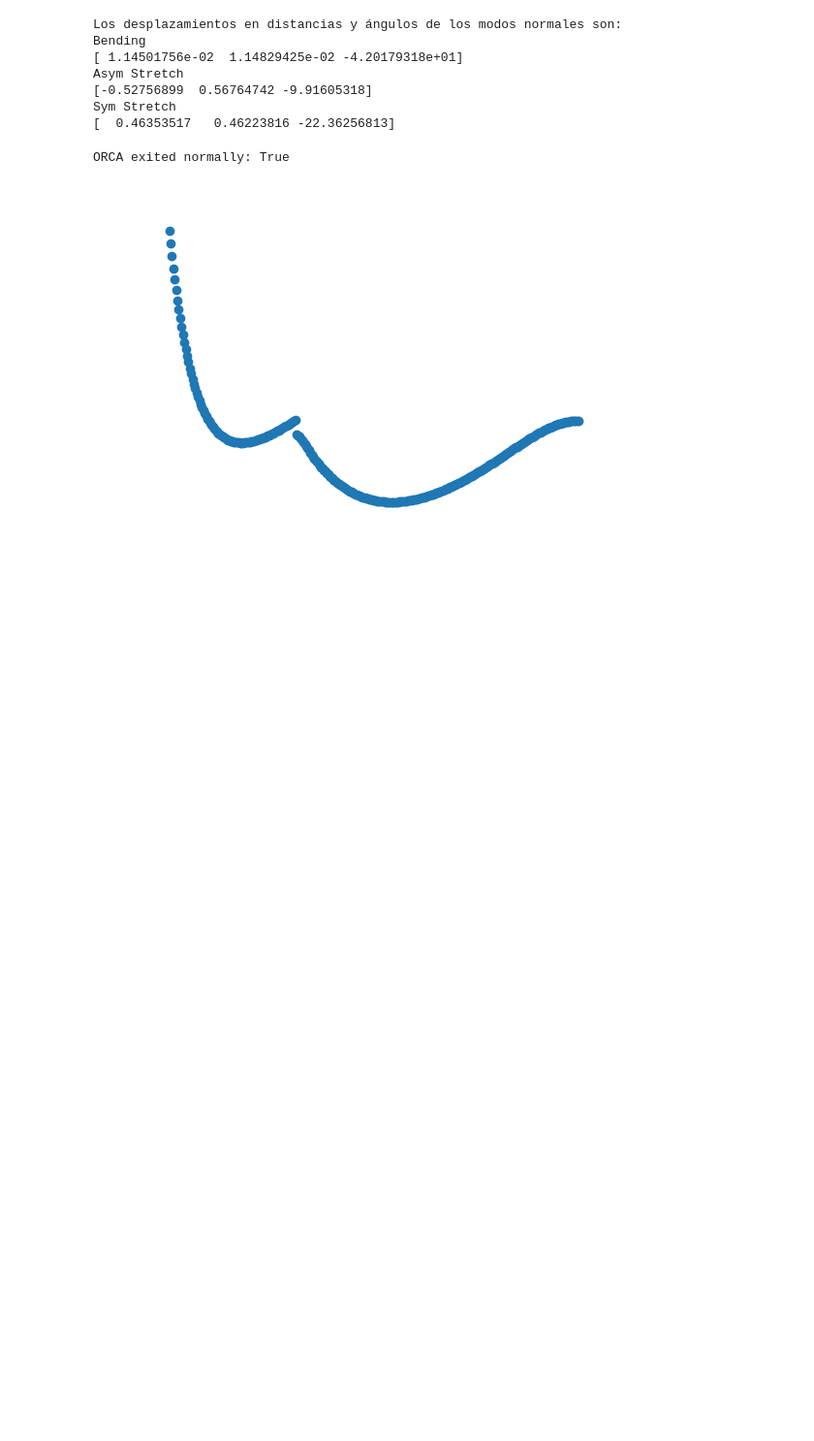
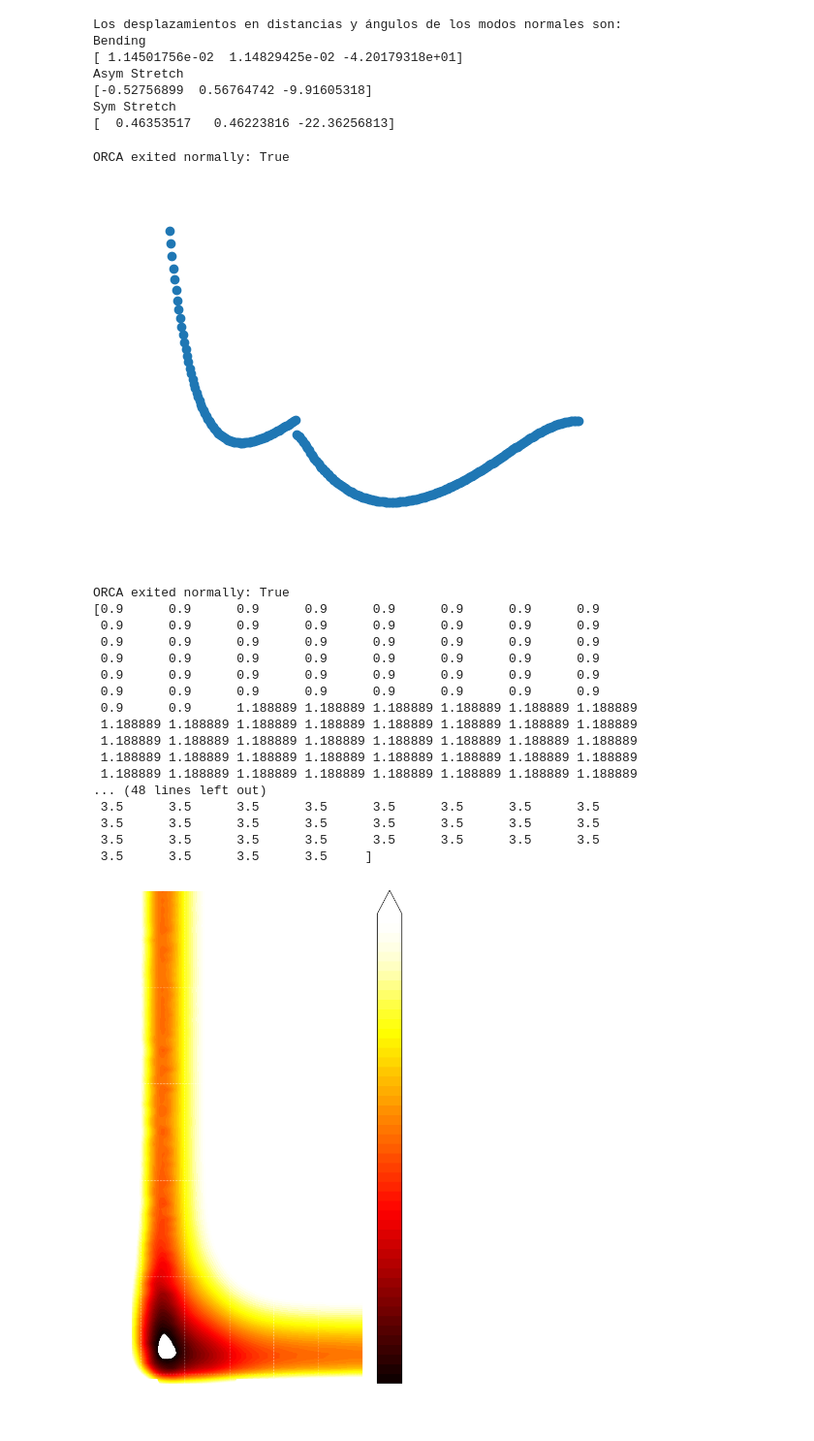
Before and after one commit to MaxiInafuku/2025ExactasJTP, a Jupyter notebook: PES_parser.ipynb, the cells around one changed output. Shown at 97% size. Cells and saved outputs as stored; diff of their text form; code cells hidden in the pictures; blank space fills up the shorter version.

```diff
--- a/PES_parser.ipynb
+++ b/PES_parser.ipynb
@@ -112,7 +112,7 @@ def make_transparent_colormap(cmap_name, transparent_start=0.7, transparent_powe
     return ListedColormap(colors)
 
 
-def myContourPlot(x,y,z,levels, figName, figSize = (8,6),polar = False):
+def myContourPlot(x,y,z,levels, figName=None, figSize = (8,6),polar = False):
     '''
     Makes a contour plot in either cartesian or polar coordinates
 
@@ -190,7 +190,8 @@ def myContourPlot(x,y,z,levels, figName, figSize = (8,6),polar = False):
     # Since the data is discrete, set limits to show the grid clearly
     ax.grid(True, linestyle='--', alpha=0.6, color=plotColor)
 
-    plt.savefig(figName, transparent=True, facecolor='none', edgecolor='none')
+    if figName:
+        plt.savefig(figName, transparent=True, facecolor='none', edgecolor='none')
     plt.show()
 
 def modeExtractor(modes):
@@ -295,7 +296,7 @@ def funcCutter(x0, x, y, z, tolerance = 0):
 
     if x_sum == 0:
         print("No data points found within the specified tolerance.")
-
+        return None, None, None
     x_avg = x_sum/count
     return x_avg, np.array(y_cut), np.array(z_cut)
 # %%
@@ -447,3 +448,27 @@ plt.show()
 # %% [output]
 ORCA exited normally: True
 [figure]
+# %%
+dataO3_disoc = createDataTable('./O3/PES_disoc/PES_O3.out')
+print(dataO3_disoc.d1.values)
+levels = np.linspace(-0.1,9,50)
+myContourPlot(dataO3_disoc.d1.values, dataO3_disoc.d2.values, dataO3_disoc.energy.values, levels=levels, figSize=(7,12),figName='O3_disoc_PES')
+# %% [output]
+ORCA exited normally: True
+[0.9      0.9      0.9      0.9      0.9      0.9      0.9      0.9
+ 0.9      0.9      0.9      0.9      0.9      0.9      0.9      0.9
+ 0.9      0.9      0.9      0.9      0.9      0.9      0.9      0.9
+ 0.9      0.9      0.9      0.9      0.9      0.9      0.9      0.9
+ 0.9      0.9      0.9      0.9      0.9      0.9      0.9      0.9
+ 0.9      0.9      0.9      0.9      0.9      0.9      0.9      0.9
+ 0.9      0.9      1.188889 1.188889 1.188889 1.188889 1.188889 1.188889
+ 1.188889 1.188889 1.188889 1.188889 1.188889 1.188889 1.188889 1.188889
+ 1.188889 1.188889 1.188889 1.188889 1.188889 1.188889 1.188889 1.188889
+ 1.188889 1.188889 1.188889 1.188889 1.188889 1.188889 1.188889 1.188889
+ 1.188889 1.188889 1.188889 1.188889 1.188889 1.188889 1.188889 1.188889
+... (48 lines left out)
+ 3.5      3.5      3.5      3.5      3.5      3.5      3.5      3.5
+ 3.5      3.5      3.5      3.5      3.5      3.5      3.5      3.5
+ 3.5      3.5      3.5      3.5      3.5      3.5      3.5      3.5
+ 3.5      3.5      3.5      3.5     ]
+[figure, added]
```
Also changed, not shown: parts of 10 cells of this notebook.
